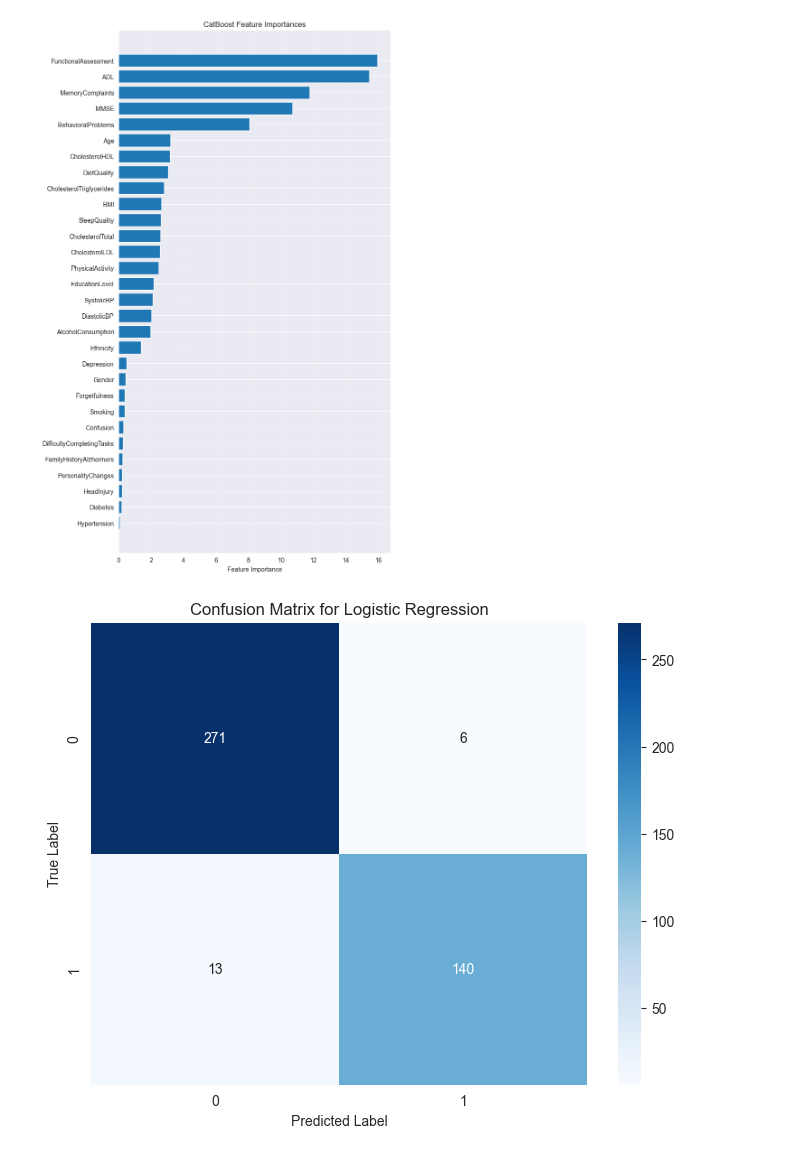
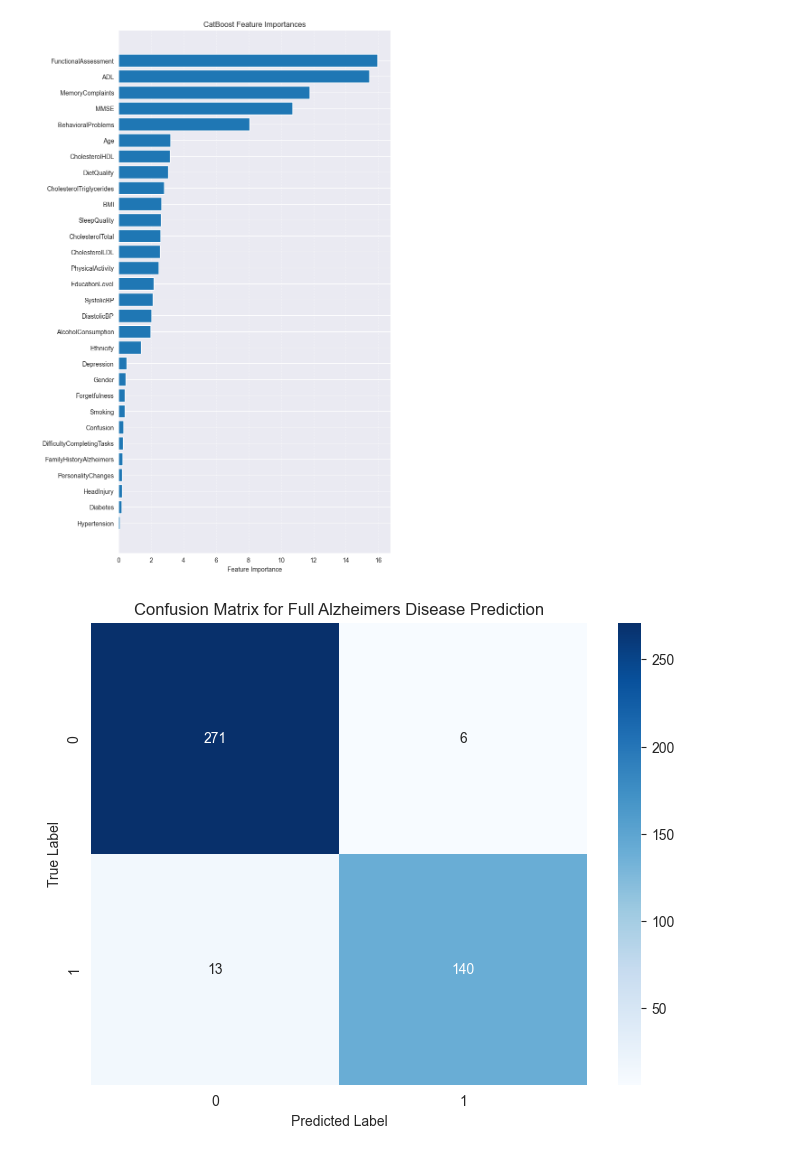
Before and after one commit to h676669/ML-assignment-2, a Jupyter notebook: AlzheimersTestAllFields.ipynb, the cells around one changed output. Cells and saved outputs as stored; diff of their text form; code cells hidden in the pictures.

```diff
--- a/AlzheimersTestAllFields.ipynb
+++ b/AlzheimersTestAllFields.ipynb
@@ -379,21 +379,21 @@ plt.show()
 # %%
 from sklearn.metrics import confusion_matrix
 import seaborn as sns
 # Skrevet av Gemeni
 cm = confusion_matrix(y_test, y_pred_cb)
 
 # Get class names from the label encoder
 class_names = le.classes_
 
 #0 er ikkje alzheimers, 1 er alzheimers
 
 # Create a heatmap to visualize the confusion matrix
 plt.figure(figsize=(8, 6))
 sns.heatmap(cm, annot=True, fmt='d', cmap='Blues',
             xticklabels=class_names, yticklabels=class_names)
 plt.xlabel('Predicted Label')
 plt.ylabel('True Label')
-plt.title('Confusion Matrix for Logistic Regression')
+plt.title('Confusion Matrix for Full Alzheimers Disease Prediction')
 plt.show()
 # %% [output]
-[figure, old version]
+[figure, new version]
```
Also changed, not shown: parts of 1 cell of this notebook, 1 other file.
